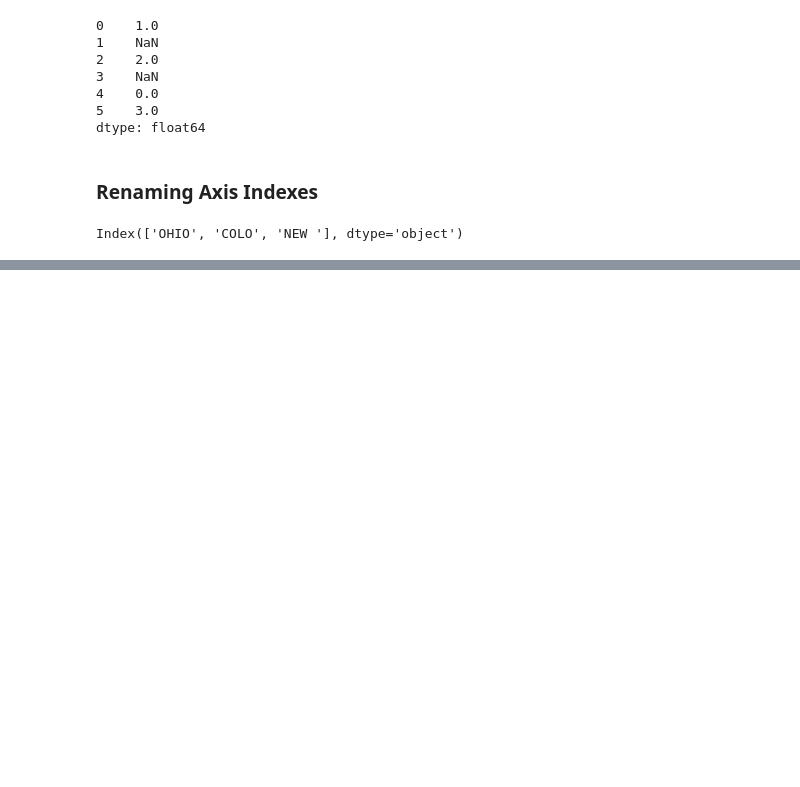
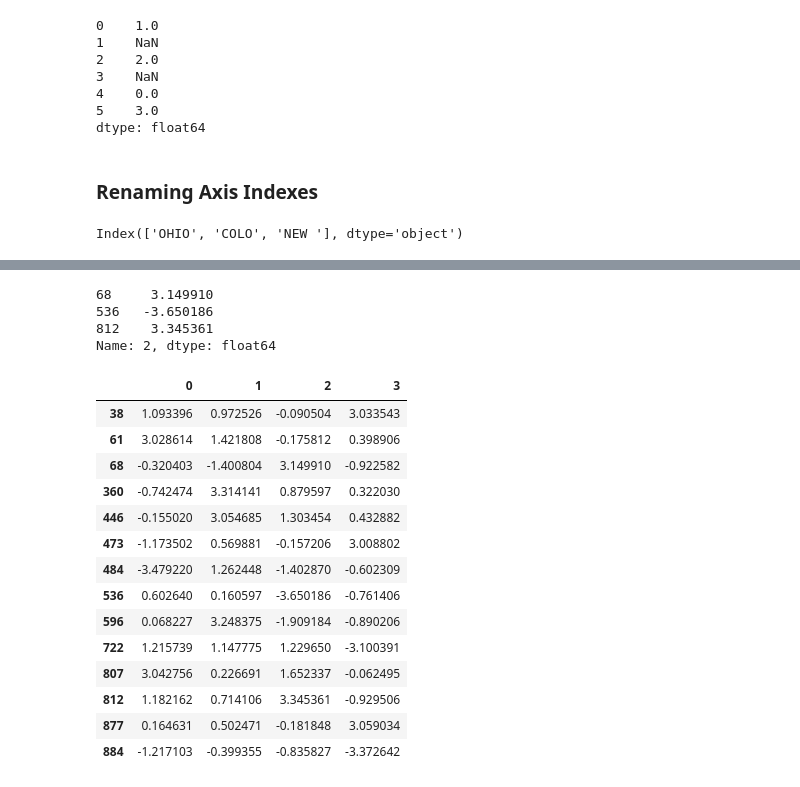
Before and after one commit to keerthiballa/2dot1-WesWrangling, a Jupyter notebook: Chapter7WorkAlong.ipynb, the cells around one changed output, grey strips where cells are left out. Cells and saved outputs as stored; diff of their text form; code cells hidden in the pictures; blank space fills up the shorter version.

```diff
--- a/Chapter7WorkAlong.ipynb
+++ b/Chapter7WorkAlong.ipynb
@@ -379,0 +494,2 @@ Index(['OHIO', 'COLO', 'NEW '], dtype='object')
+# %%
+data=pd.DataFrame(np.random.randn(1000,4))
@@ -379,0 +510,25 @@ Index(['OHIO', 'COLO', 'NEW '], dtype='object')
+# %%
+col[np.abs(col)>3]
+# %% [output]
+68     3.149910
+536   -3.650186
+812    3.345361
+Name: 2, dtype: float64
+# %%
+data[(np.abs(data)>3).any(1)]
+# %% [output]
+|  | 0 | 1 | 2 | 3 |
+| 38 | 1.093396 | 0.972526 | -0.090504 | 3.033543 |
+| 61 | 3.028614 | 1.421808 | -0.175812 | 0.398906 |
+| 68 | -0.320403 | -1.400804 | 3.149910 | -0.922582 |
+| 360 | -0.742474 | 3.314141 | 0.879597 | 0.322030 |
+| 446 | -0.155020 | 3.054685 | 1.303454 | 0.432882 |
+| 473 | -1.173502 | 0.569881 | -0.157206 | 3.008802 |
+| 484 | -3.479220 | 1.262448 | -1.402870 | -0.602309 |
+| 536 | 0.602640 | 0.160597 | -3.650186 | -0.761406 |
+| 596 | 0.068227 | 3.248375 | -1.909184 | -0.890206 |
+| 722 | 1.215739 | 1.147775 | 1.229650 | -3.100391 |
+| 807 | 3.042756 | 0.226691 | 1.652337 | -0.062495 |
+| 812 | 1.182162 | 0.714106 | 3.345361 | -0.929506 |
+| 877 | 0.164631 | 0.502471 | -0.181848 | 3.059034 |
+| 884 | -1.217103 | -0.399355 | -0.835827 | -3.372642 |
```
Also changed, not shown: parts of 126 cells of this notebook, 5 other files.
